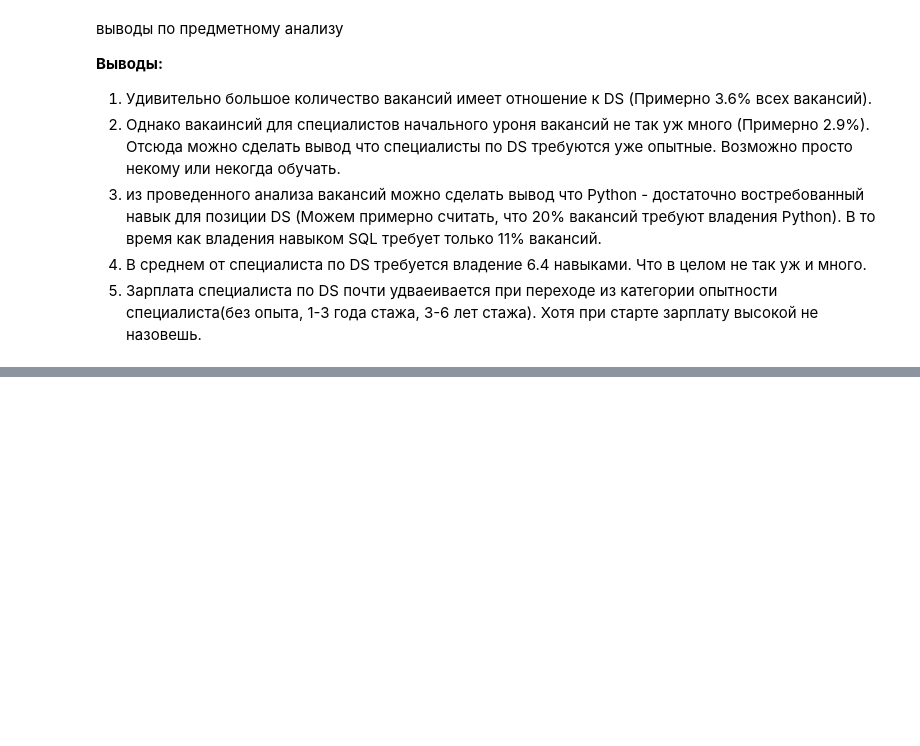
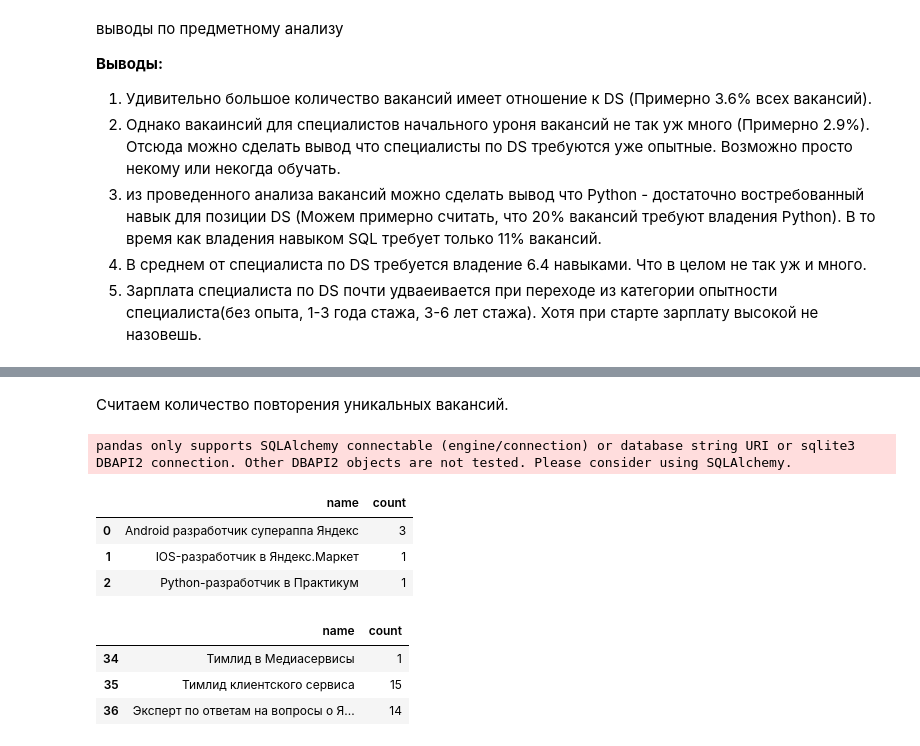
Before and after one commit to eartzhi/HH_project_2, a Jupyter notebook: Project_2_Ноутбук.ipynb, the cells around one changed output, grey strips where cells are left out. Drawn from its saved outputs; the diff is of its cells as text; code cells hidden in the pictures; blank space fills up the shorter version.

```diff
--- a/Project_2_Ноутбук.ipynb
+++ b/Project_2_Ноутбук.ipynb
@@ -632,0 +693,24 @@ connection.close()
+# %% [markdown]
+Считаем количество повторения уникальных вакансий.
+# %%
+query_addition_3 =f'''
+SELECT v.name, count(v.id)
+FROM public.employers AS e
+	JOIN public.vacancies AS v ON e.id = v.employer_id
+	JOIN public.areas AS a ON v.area_id = a.id
+WHERE e.name ='Яндекс'and a.name IN {cities_millioneres} and v.schedule = 'Удаленная работа'
+GROUP BY v.name
+'''
+# %%
+df_addition_3 = pd.read_sql_query(query_addition_3, connection)
+display(df_addition_3.head(3), df_addition_3.tail(3))
+# %% [output]
+pandas only supports SQLAlchemy connectable (engine/connection) or database string URI or sqlite3 DBAPI2 connection. Other DBAPI2 objects are not tested. Please consider using SQLAlchemy.
+|  | name | count |
+| 0 | Android разработчик супераппа Яндекс | 3 |
+| 1 | IOS-разработчик в Яндекс.Маркет | 1 |
+| 2 | Python-разработчик в Практикум | 1 |
+|  | name | count |
+| 34 | Тимлид в Медиасервисы | 1 |
+| 35 | Тимлид клиентского сервиса | 15 |
+| 36 | Эксперт по ответам на вопросы о Я... | 14 |
```
Also changed, not shown: parts of 42 cells of this notebook.
